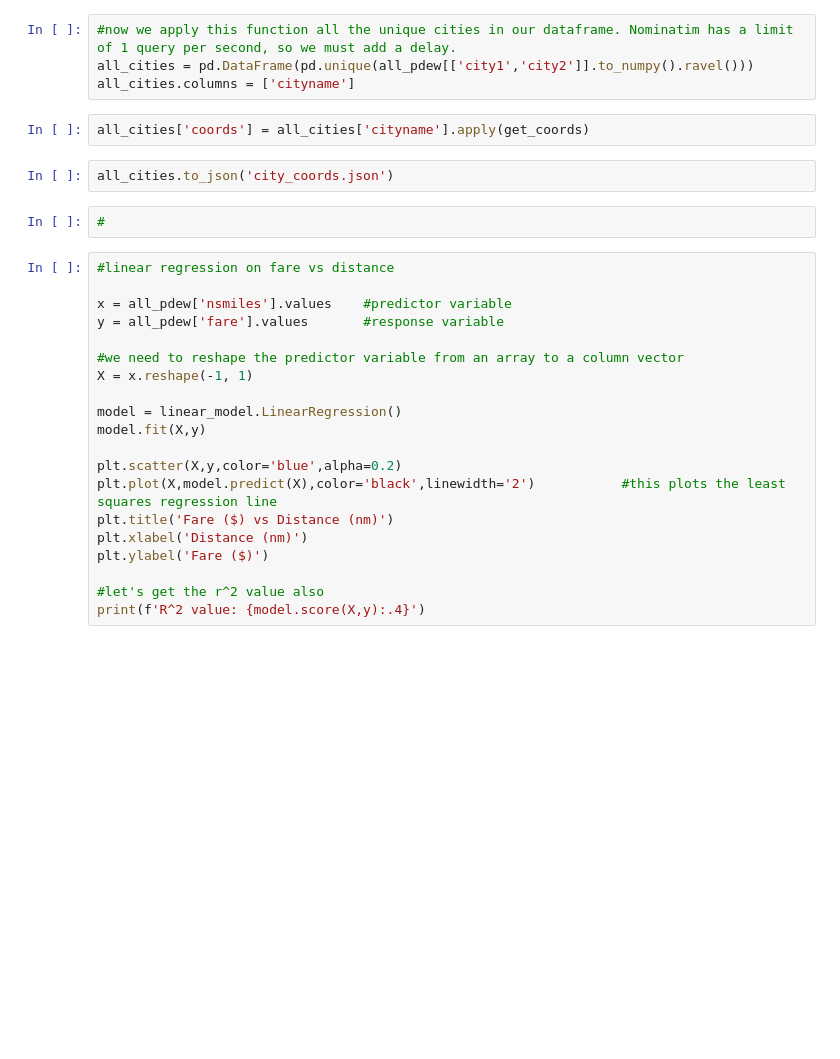
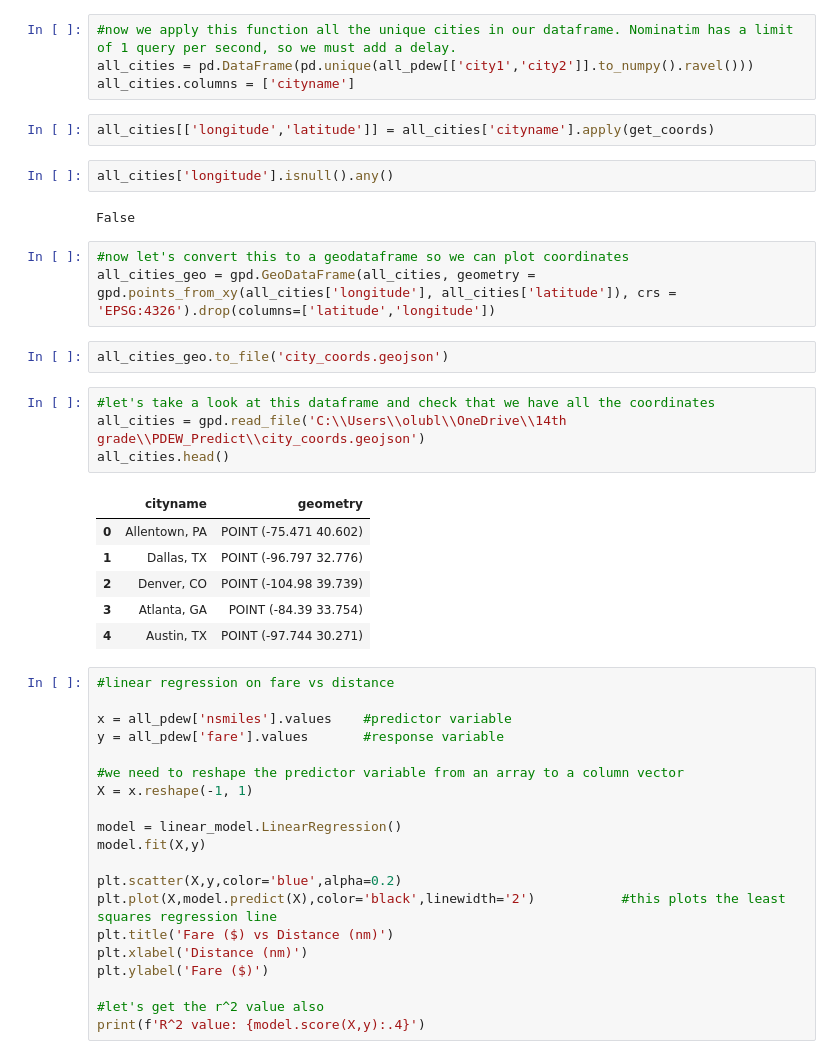
Before and after one commit to olublin/PDEW_Predict, a Jupyter notebook: PDEW_eda.ipynb, the cells around one changed output. Saved outputs shown, nothing was run; the diff lists cells and outputs as text; blank space fills up the shorter version.

```diff
--- a/PDEW_eda.ipynb
+++ b/PDEW_eda.ipynb
@@ -109,11 +109,27 @@ def get_coords(city):
 all_cities = pd.DataFrame(pd.unique(all_pdew[['city1','city2']].to_numpy().ravel()))
 all_cities.columns = ['cityname']
 # %%
-all_cities['coords'] = all_cities['cityname'].apply(get_coords)
+all_cities[['longitude','latitude']] = all_cities['cityname'].apply(get_coords)
-# %%
-all_cities.to_json('city_coords.json')
 # %%
-#
+all_cities['longitude'].isnull().any()
+# %% [output]
+False
+# %%
+#now let's convert this to a geodataframe so we can plot coordinates
+all_cities_geo = gpd.GeoDataFrame(all_cities, geometry = gpd.points_from_xy(all_cities['longitude'], all_cities['latitude']), crs = 'EPSG:4326').drop(columns=['latitude','longitude'])
+# %%
+all_cities_geo.to_file('city_coords.geojson')
+# %%
+#let's take a look at this dataframe and check that we have all the coordinates
+all_cities = gpd.read_file('C:\\Users\\olubl\\OneDrive\\14th grade\\PDEW_Predict\\city_coords.geojson')
+all_cities.head()
+# %% [output]
+|  | cityname | geometry |
+| 0 | Allentown, PA | POINT (-75.471 40.602) |
+| 1 | Dallas, TX | POINT (-96.797 32.776) |
+| 2 | Denver, CO | POINT (-104.98 39.739) |
+| 3 | Atlanta, GA | POINT (-84.39 33.754) |
+| 4 | Austin, TX | POINT (-97.744 30.271) |
 # %%
 #linear regression on fare vs distance
 
```
Also changed, not shown: parts of 8 cells of this notebook.
